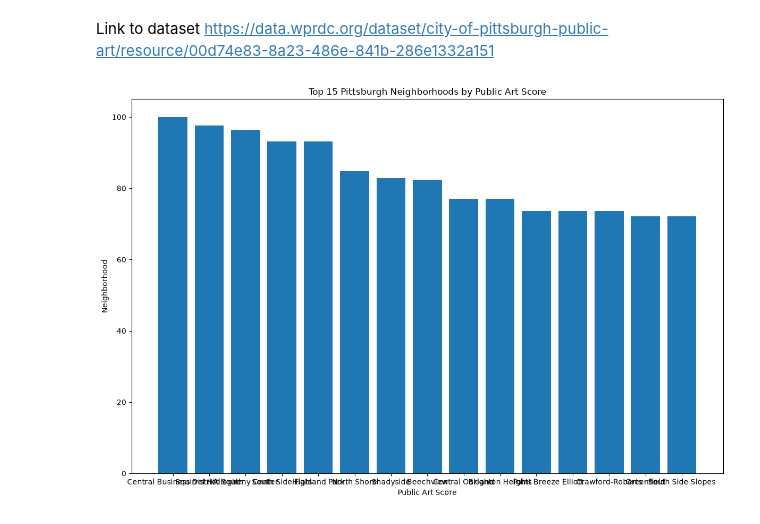
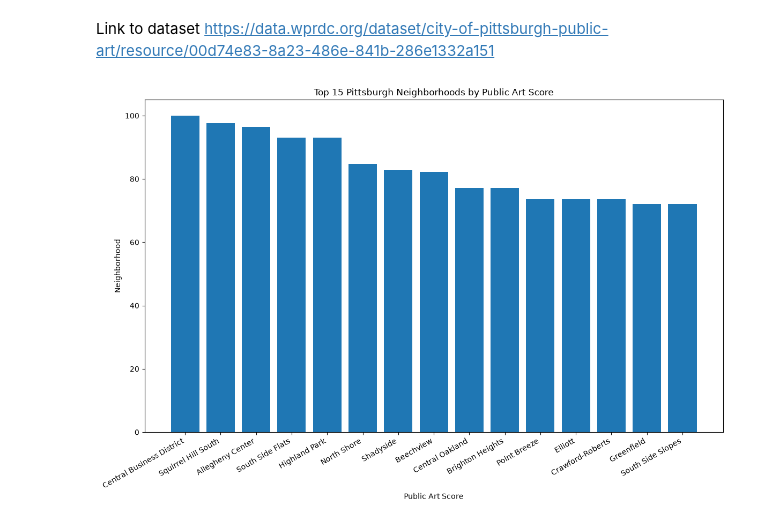
Before and after one commit to Sleepblox/CMPINF-0010-Final-Project, a Jupyter notebook: casnotebook/publicArt.ipynb, the cells around one changed output. Saved outputs shown, nothing was run; the diff lists cells and outputs as text; code cells hidden in the pictures.

```diff
--- a/casnotebook/publicArt.ipynb
+++ b/casnotebook/publicArt.ipynb
@@ -47,28 +47,30 @@ Link to dataset https://data.wprdc.org/dataset/city-of-pittsburgh-public-art/res
 # %%
 import matplotlib.pyplot as plt
 from pandas import read_csv
 
-finalScores = read_csv("../finalMetric/finalScores.csv", index_col="neighborhood")
+finalScores = read_csv("../finalMetric/finalScoresArt.csv", index_col="neighborhood")
 
 artGraph = finalScores.sort_values(
     by="artFinalScore",
     ascending=False
 ).head(15)
 
 artGraph = artGraph.reset_index()
 
 plt.figure(figsize=(12, 8))
 
 plt.bar(
     artGraph["neighborhood"],
     artGraph["artFinalScore"]
 )
 
 plt.xlabel("Public Art Score")
 plt.ylabel("Neighborhood")
 plt.title("Top 15 Pittsburgh Neighborhoods by Public Art Score")
 
+plt.xticks(rotation=30, ha="right")
+
 plt.tight_layout()
 plt.show()
 # %% [output]
-[figure, old version]
+[figure, new version]
```
Also changed, not shown: 1 other file.
